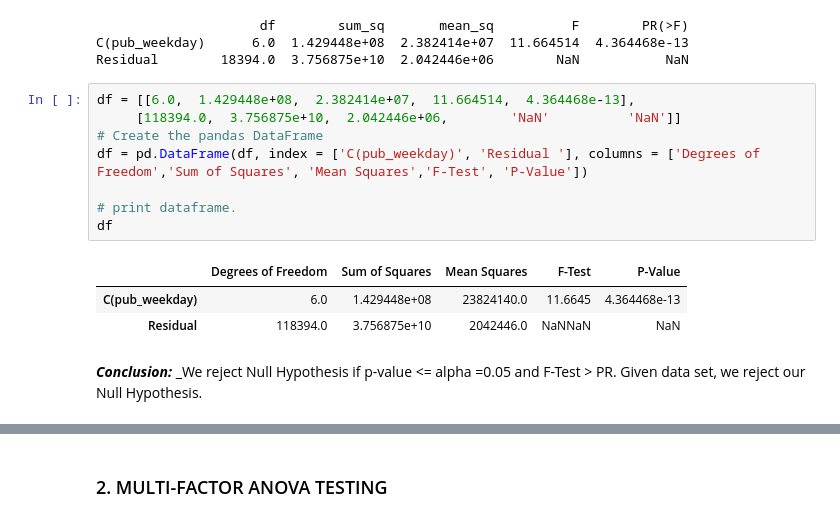
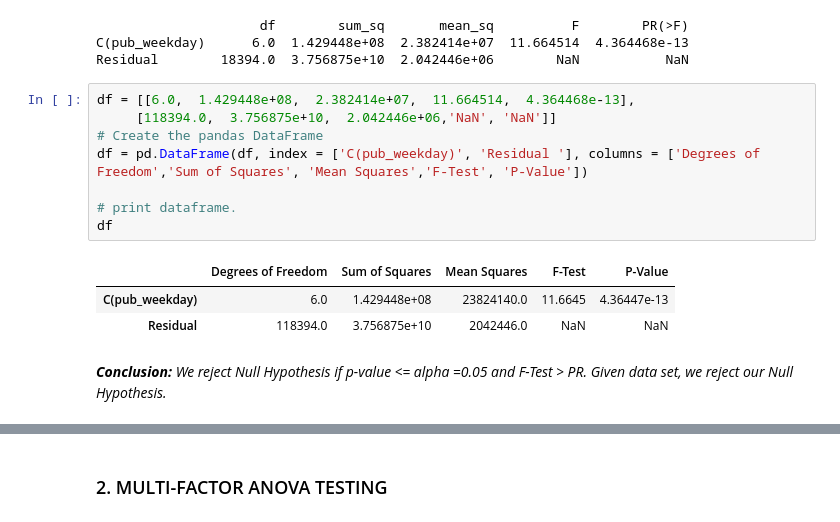
Before and after one commit to kiryl-p/ds042219_mod3_proj3, a Jupyter notebook: Module_3_Final_Project.ipynb, the cells around one changed output, grey strips where cells are left out. Saved outputs shown, nothing was run; the diff lists cells and outputs as text.

```diff
--- a/Module_3_Final_Project.ipynb
+++ b/Module_3_Final_Project.ipynb
@@ -358,15 +353,15 @@ C(pub_weekday)      6.0  1.429448e+08  2.382414e+07  11.664514  4.364468e-13
 Residual        18394.0  3.756875e+10  2.042446e+06        NaN           NaN
 # %%
 df = [[6.0,  1.429448e+08,  2.382414e+07,  11.664514,  4.364468e-13],
-     [118394.0,  3.756875e+10,  2.042446e+06,        'NaN'          'NaN']]
+     [118394.0,  3.756875e+10,  2.042446e+06,'NaN', 'NaN']]
 # Create the pandas DataFrame
 df = pd.DataFrame(df, index = ['C(pub_weekday)', 'Residual '], columns = ['Degrees of Freedom','Sum of Squares', 'Mean Squares','F-Test', 'P-Value'])
 
 # print dataframe.
 df
 # %% [output]
 |  | Degrees of Freedom | Sum of Squares | Mean Squares | F-Test | P-Value |
-| C(pub_weekday) | 6.0 | 1.429448e+08 | 23824140.0 | 11.6645 | 4.364468e-13 |
-| Residual | 118394.0 | 3.756875e+10 | 2042446.0 | NaNNaN | NaN |
+| C(pub_weekday) | 6.0 | 1.429448e+08 | 23824140.0 | 11.6645 | 4.36447e-13 |
+| Residual | 118394.0 | 3.756875e+10 | 2042446.0 | NaN | NaN |
 # %% [markdown]
-_**Conclusion:**_ _We reject Null Hypothesis if p-value <= alpha =0.05 and F-Test > PR. Given data set, we reject our Null Hypothesis.
+_**Conclusion:**_ _We reject Null Hypothesis if p-value <= alpha =0.05 and F-Test > PR. Given data set, we reject our Null Hypothesis._
```
Also changed, not shown: parts of 21 cells of this notebook.
